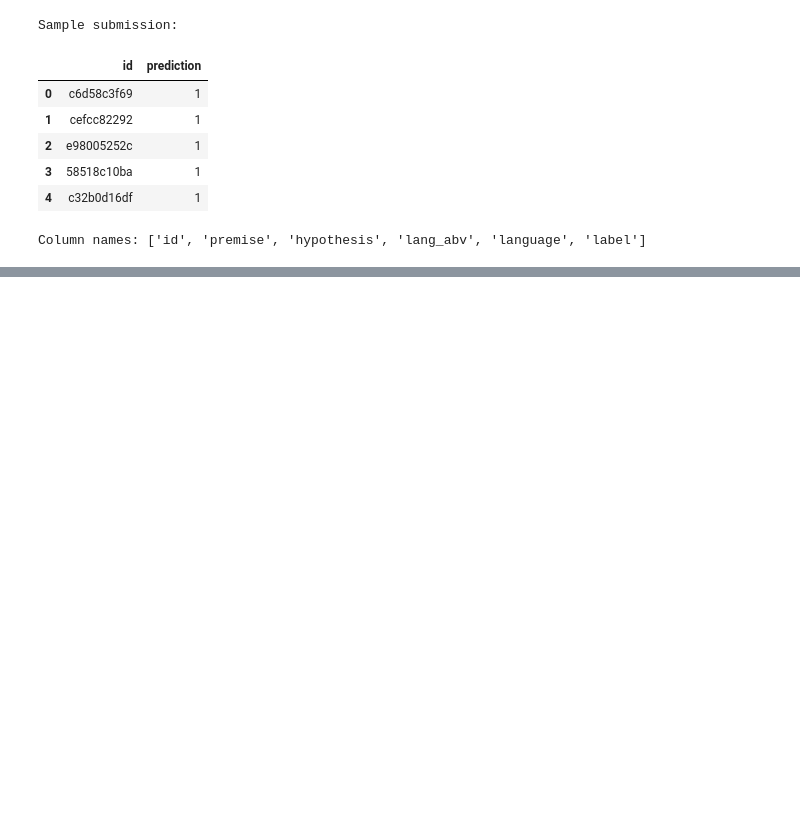
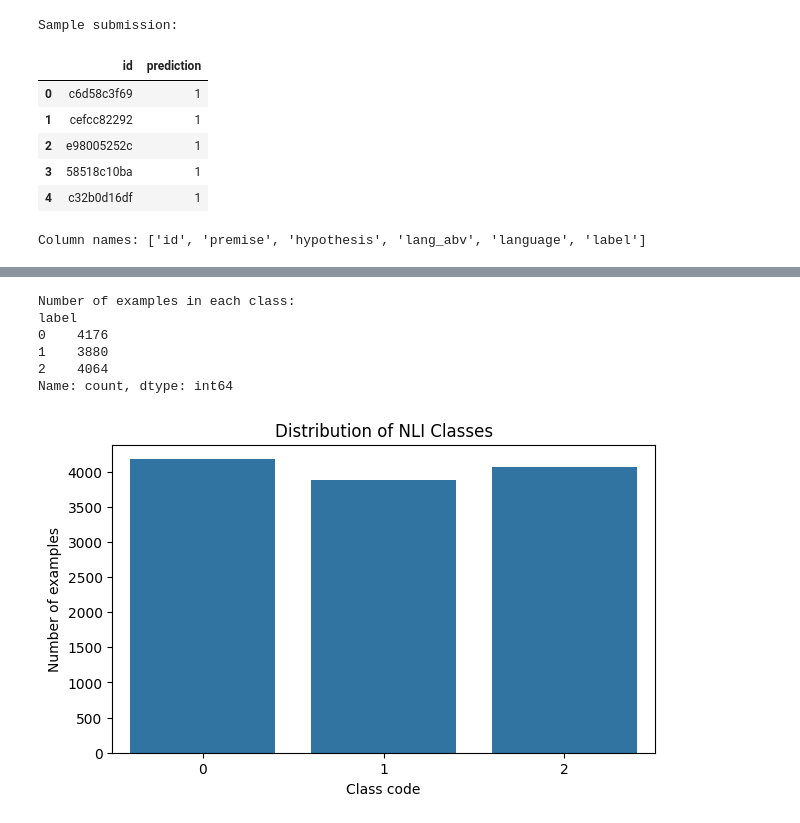
Before and after one commit to Aasta-EB/Group05-_KaggleCompetition, a Jupyter notebook: MLgroup05!.ipynb, the cells around one changed output, grey strips where cells are left out. Saved outputs shown, nothing was run; the diff lists cells and outputs as text; code cells hidden in the pictures; blank space fills up the shorter version.

```diff
--- a/MLgroup05!.ipynb
+++ b/MLgroup05!.ipynb
@@ -75,0 +103,24 @@ Column names: ['id', 'premise', 'hypothesis', 'lang_abv', 'language', 'label']
+# %%
+# We count how many examples belong to each classification class.
+# Our task has three classes: entailment, neutral and contradiction.
+# This helps us understand whether the classes are balanced.
+
+print("Number of examples in each class:")
+print(train["label"].value_counts().sort_index())
+
+# We create a graph to visualize the class distribution.
+plt.figure(figsize=(7, 4))
+sns.countplot(data=train, x="label")
+
+plt.title("Distribution of NLI Classes")
+plt.xlabel("Class code")
+plt.ylabel("Number of examples")
+plt.show()
+# %% [output]
+Number of examples in each class:
+label
+0    4176
+1    3880
+2    4064
+Name: count, dtype: int64
+[figure, added]
```
Also changed, not shown: parts of 13 cells of this notebook.
